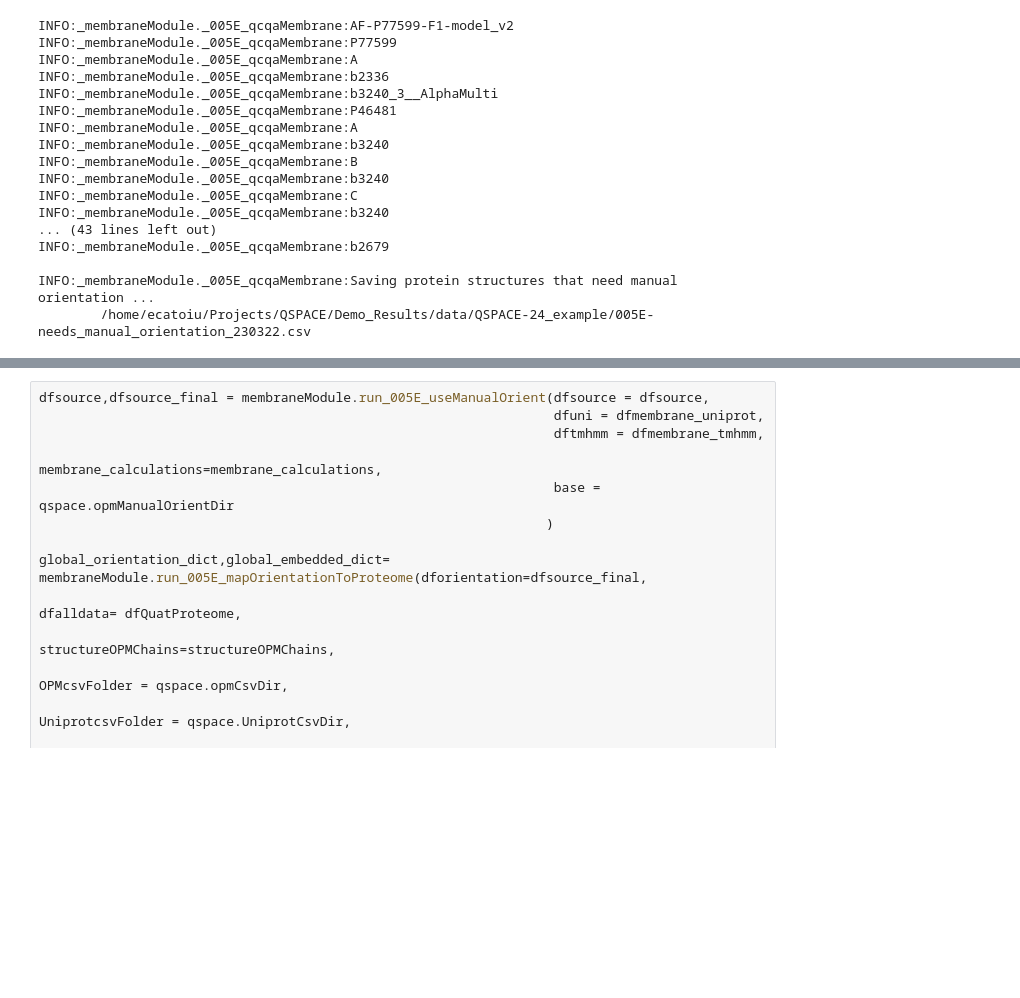
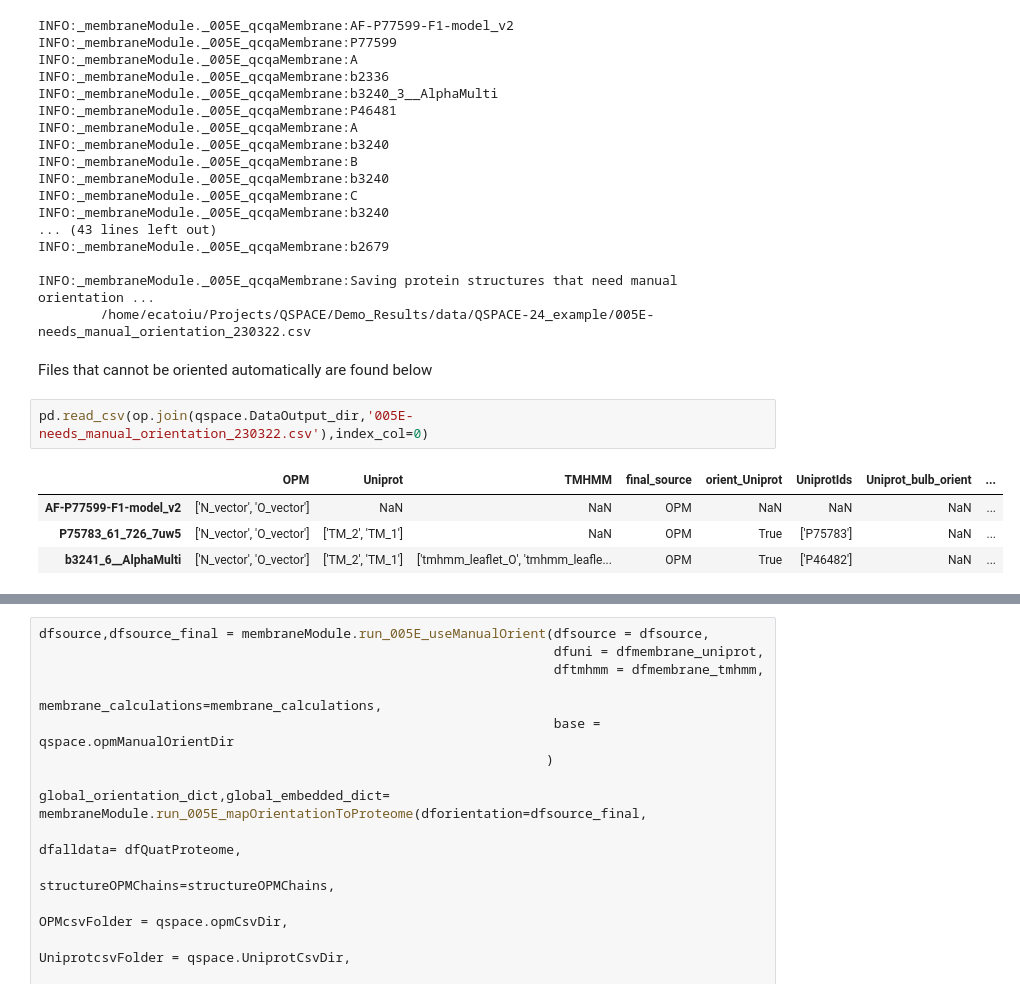
Before and after one commit to EdwardCatoiu/QSPACE, a Jupyter notebook: demo_QSPACE.ipynb, the cells around one changed output, grey strips where cells are left out. Drawn from its saved outputs; the diff is of its cells as text; blank space fills up the shorter version.

```diff
--- a/demo_QSPACE.ipynb
+++ b/demo_QSPACE.ipynb
@@ -2375,3 +2404,12 @@ INFO:_membraneModule._005E_qcqaMembrane:b2679
 
 INFO:_membraneModule._005E_qcqaMembrane:Saving protein structures that need manual orientation ...
         /home/ecatoiu/Projects/QSPACE/Demo_Results/data/QSPACE-24_example/005E-needs_manual_orientation_230322.csv
+# %% [markdown]
+Files that cannot be oriented automatically are found below
+# %%
+pd.read_csv(op.join(qspace.DataOutput_dir,'005E-needs_manual_orientation_230322.csv'),index_col=0)
+# %% [output]
+|  | OPM | Uniprot | TMHMM | final_source | orient_Uniprot | UniprotIds | Uniprot_bulb_orient | ... |
+| AF-P77599-F1-model_v2 | ['N_vector', 'O_vector'] | NaN | NaN | OPM | NaN | NaN | NaN | ... |
+| P75783_61_726_7uw5 | ['N_vector', 'O_vector'] | ['TM_2', 'TM_1'] | NaN | OPM | True | ['P75783'] | NaN | ... |
+| b3241_6__AlphaMulti | ['N_vector', 'O_vector'] | ['TM_2', 'TM_1'] | ['tmhmm_leaflet_O', 'tmhmm_leafle... | OPM | True | ['P46482'] | NaN | ... |
```
Also changed, not shown: parts of 10 cells of this notebook.
